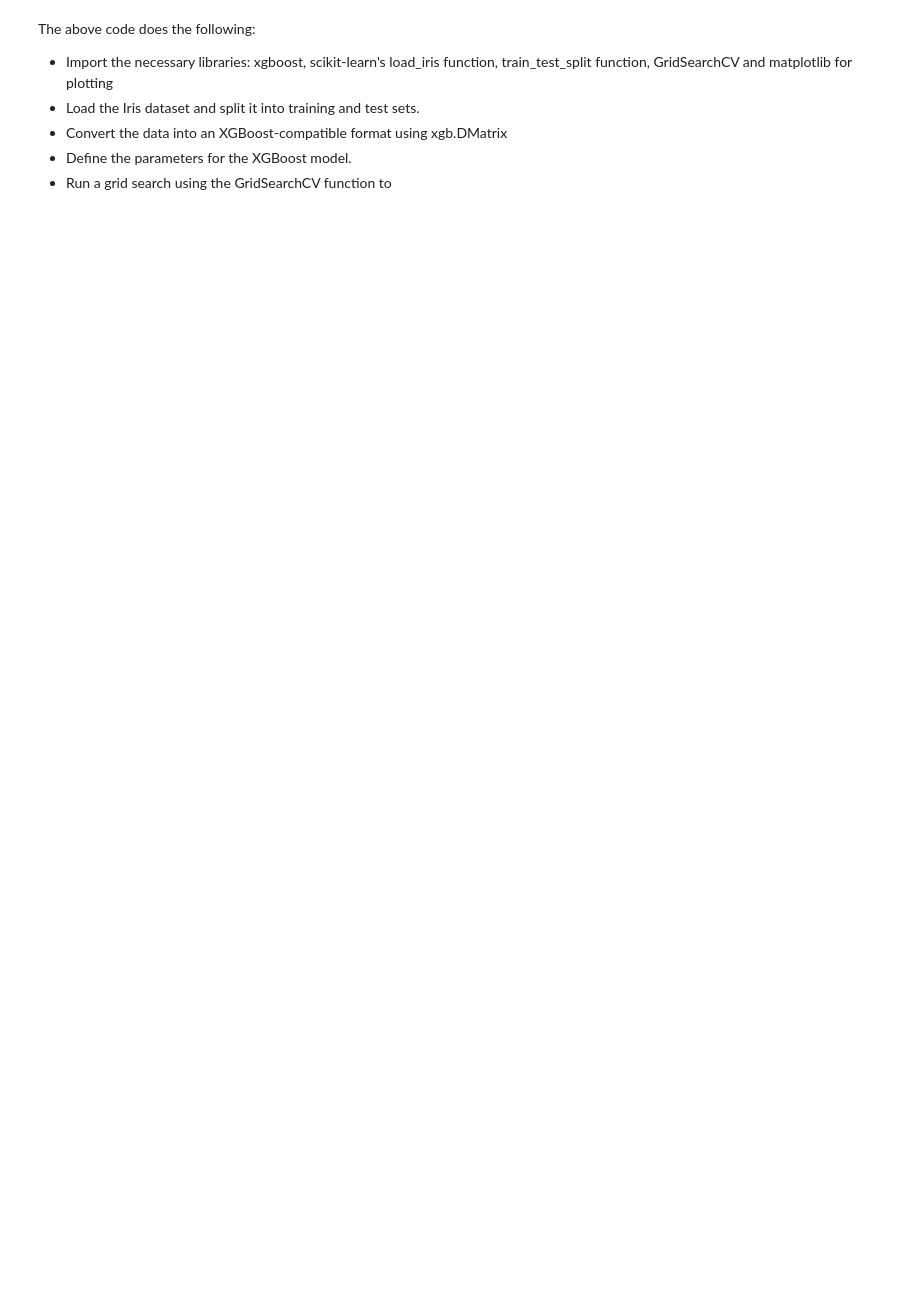
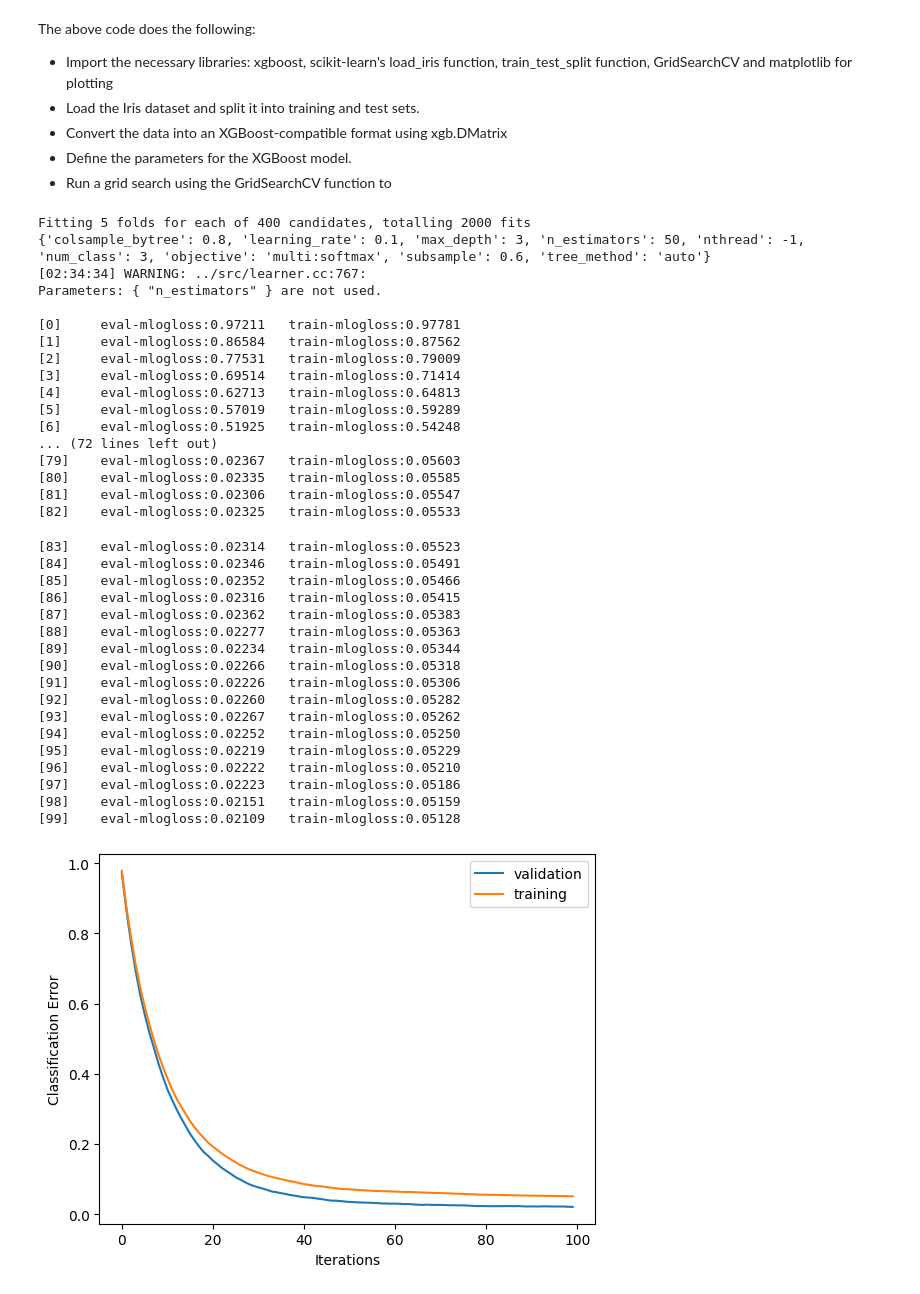
Before and after one commit to Ajinkya6597/mentorship-codesamples, a Jupyter notebook: machine-learning/xgboost-basic-example.ipynb, the cells around one changed output. Saved outputs shown, nothing was run; the diff lists cells and outputs as text; code cells hidden in the pictures; blank space fills up the shorter version.

```diff
--- a/machine-learning/xgboost-basic-example.ipynb
+++ b/machine-learning/xgboost-basic-example.ipynb
@@ -74,35 +111,75 @@ X_train, X_test, y_train, y_test = train_test_split(X, y, test_size=0.2, random_
 dtrain = xgb.DMatrix(X_train, label=y_train)
 dtest = xgb.DMatrix(X_test, label=y_test)
 
 # Define the parameters for the XGBoost model
 param_grid = {
     'objective': ['multi:softmax'],  # Specify the learning task and the corresponding learning objective
     'num_class': [3],  # Number of classes in the dataset
     'tree_method': ['auto'],  # Use the efficient tree building algorithm
     'nthread': [-1],  # Use all available CPU threads
-    'silent': [1],  # Don't print messages
-    'learning_rate': [0.1, 0.2, 0.3],
+    'learning_rate': [0.1, 0.2],
     'max_depth': [3, 4, 5, 6],
     'subsample': [0.5, 0.6, 0.7, 0.8, 0.9],
     'colsample_bytree': [0.5, 0.6, 0.7, 0.8, 0.9],
-    'n_estimators': [50, 100, 200]
+    'n_estimators': [50, 100]
 }
 
 # Define the model
 model = xgb.XGBClassifier()
 
 # Run GridSearchCV
 grid_search = GridSearchCV(model, param_grid, cv=5, n_jobs=-1, verbose=1)
 grid_search.fit(X_train, y_train)
 
 # Print the best parameters
 print(grid_search.best_params_)
 
 # Train the model with the best parameters
 params = grid_search.best_params_
 num_round = 100  # Number of rounds (iterations) to run
-bst = xgb.train(params, dtrain, num_round, evallist, early_stopping_rounds=10)
+progress = dict()
+bst = xgb.train(params, dtrain, num_round, evallist, early_stopping_rounds=10, evals_result=progress)
 
 # Plot the training loss
-plt.plot(bst.get_score(importance_type='gain'))
+plt.plot(progress['eval']['mlogloss'], label='validation')
+plt.plot(progress['train']['mlogloss'], label='training')
+plt.xlabel("Iterations")
+plt.ylabel("Classification Error")
+plt.legend()
 plt.show()
+# %% [output]
+Fitting 5 folds for each of 400 candidates, totalling 2000 fits
+{'colsample_bytree': 0.8, 'learning_rate': 0.1, 'max_depth': 3, 'n_estimators': 50, 'nthread': -1, 'num_class': 3, 'objective': 'multi:softmax', 'subsample': 0.6, 'tree_method': 'auto'}
+[02:34:34] WARNING: ../src/learner.cc:767:
+Parameters: { "n_estimators" } are not used.
+
+[0]     eval-mlogloss:0.97211   train-mlogloss:0.97781
+[1]     eval-mlogloss:0.86584   train-mlogloss:0.87562
+[2]     eval-mlogloss:0.77531   train-mlogloss:0.79009
+[3]     eval-mlogloss:0.69514   train-mlogloss:0.71414
+[4]     eval-mlogloss:0.62713   train-mlogloss:0.64813
+[5]     eval-mlogloss:0.57019   train-mlogloss:0.59289
+[6]     eval-mlogloss:0.51925   train-mlogloss:0.54248
+... (72 lines left out)
+[79]    eval-mlogloss:0.02367   train-mlogloss:0.05603
+[80]    eval-mlogloss:0.02335   train-mlogloss:0.05585
+[81]    eval-mlogloss:0.02306   train-mlogloss:0.05547
+[82]    eval-mlogloss:0.02325   train-mlogloss:0.05533
+[83]    eval-mlogloss:0.02314   train-mlogloss:0.05523
+[84]    eval-mlogloss:0.02346   train-mlogloss:0.05491
+[85]    eval-mlogloss:0.02352   train-mlogloss:0.05466
+[86]    eval-mlogloss:0.02316   train-mlogloss:0.05415
+[87]    eval-mlogloss:0.02362   train-mlogloss:0.05383
+[88]    eval-mlogloss:0.02277   train-mlogloss:0.05363
+[89]    eval-mlogloss:0.02234   train-mlogloss:0.05344
+[90]    eval-mlogloss:0.02266   train-mlogloss:0.05318
+[91]    eval-mlogloss:0.02226   train-mlogloss:0.05306
+[92]    eval-mlogloss:0.02260   train-mlogloss:0.05282
+[93]    eval-mlogloss:0.02267   train-mlogloss:0.05262
+[94]    eval-mlogloss:0.02252   train-mlogloss:0.05250
+[95]    eval-mlogloss:0.02219   train-mlogloss:0.05229
+[96]    eval-mlogloss:0.02222   train-mlogloss:0.05210
+[97]    eval-mlogloss:0.02223   train-mlogloss:0.05186
+[98]    eval-mlogloss:0.02151   train-mlogloss:0.05159
+[99]    eval-mlogloss:0.02109   train-mlogloss:0.05128
+[figure, added]
```
Also changed, not shown: parts of 10 cells of this notebook.
